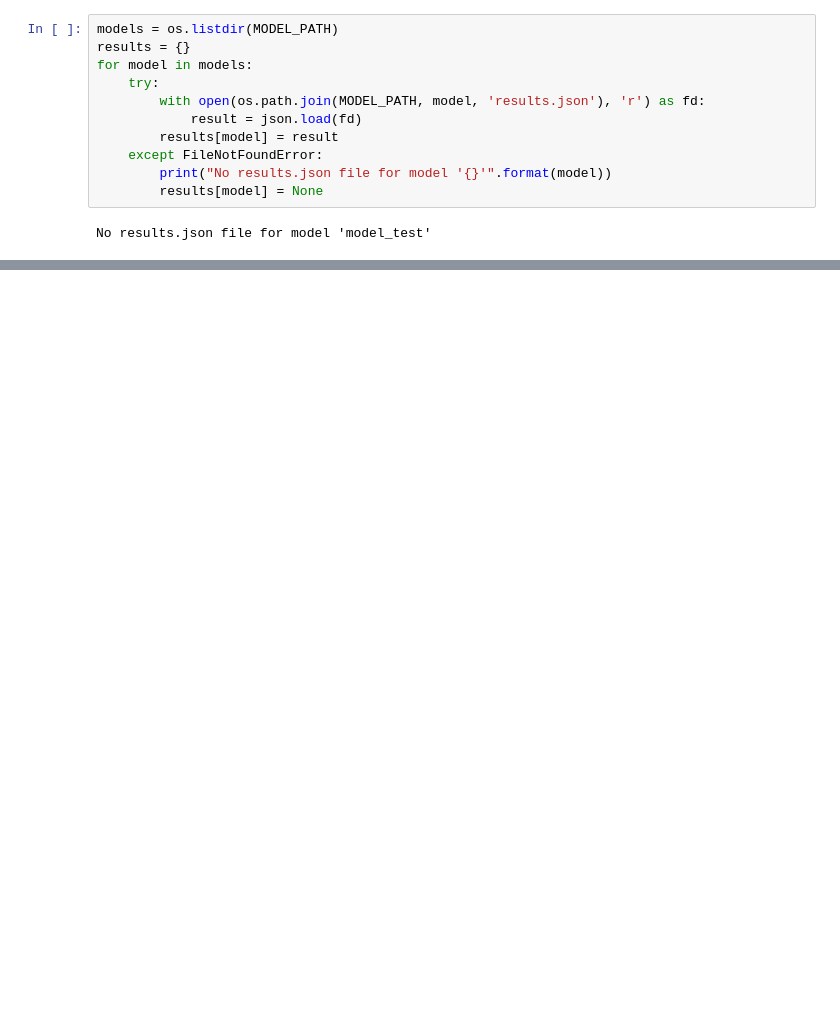
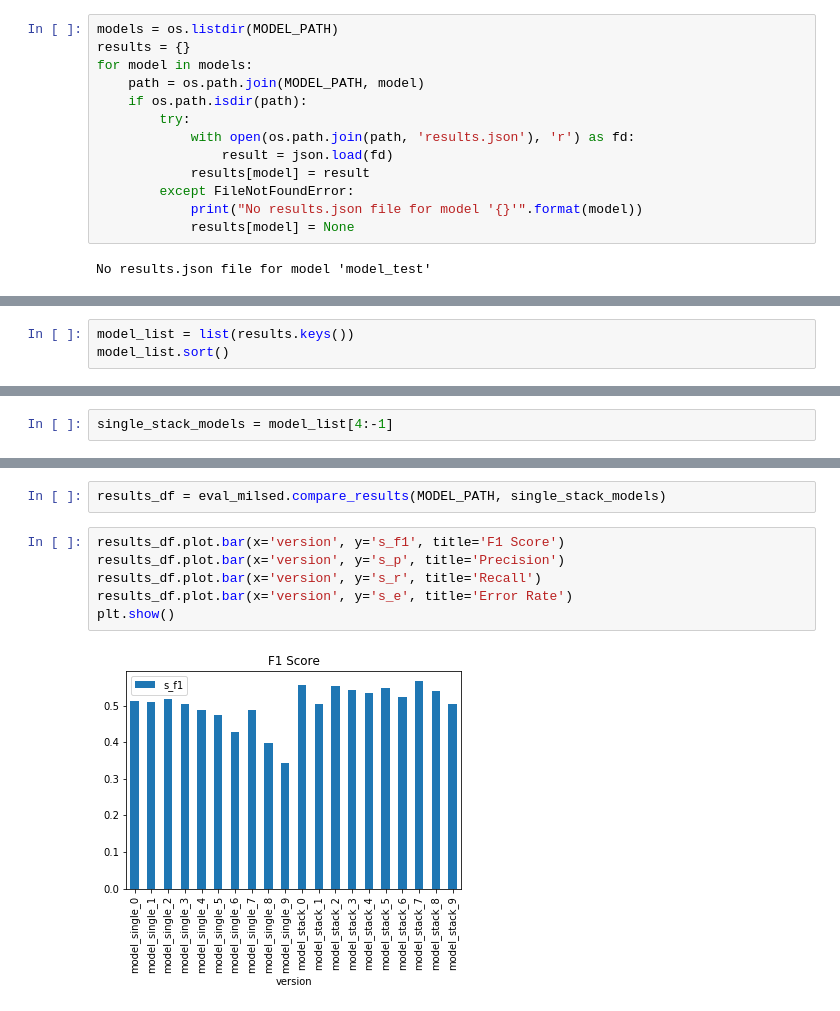
Before and after one commit to ChrisIck/pcen-t-varying, a Jupyter notebook: notebooks/evaluation_aggregation.ipynb, the cells around one changed output, grey strips where cells are left out. Saved outputs shown, nothing was run; the diff lists cells and outputs as text; blank space fills up the shorter version.

Commit message:
Added scripts for single slices and stacked slices training, and evaluation script for comparison

```diff
--- a/notebooks/evaluation_aggregation.ipynb
+++ b/notebooks/evaluation_aggregation.ipynb
@@ -7,12 +10,14 @@ MODEL_PATH = '/beegfs/ci411/pcen/models/'
 models = os.listdir(MODEL_PATH)
 results = {}
 for model in models:
-    try:
-        with open(os.path.join(MODEL_PATH, model, 'results.json'), 'r') as fd:
-            result = json.load(fd)
-        results[model] = result
-    except FileNotFoundError:
-        print("No results.json file for model '{}'".format(model))
-        results[model] = None
+    path = os.path.join(MODEL_PATH, model)
+    if os.path.isdir(path):
+        try:
+            with open(os.path.join(path, 'results.json'), 'r') as fd:
+                result = json.load(fd)
+            results[model] = result
+        except FileNotFoundError:
+            print("No results.json file for model '{}'".format(model))
+            results[model] = None
 # %% [output]
 No results.json file for model 'model_test'
@@ -38,0 +24,3 @@ results
+# %%
+model_list = list(results.keys())
+model_list.sort()
@@ -38,0 +31,2 @@ results
+# %%
+single_stack_models = model_list[4:-1]
@@ -38,0 +53,10 @@ results
+# %%
+results_df = eval_milsed.compare_results(MODEL_PATH, single_stack_models)
+# %%
+results_df.plot.bar(x='version', y='s_f1', title='F1 Score')
+results_df.plot.bar(x='version', y='s_p', title='Precision')
+results_df.plot.bar(x='version', y='s_r', title='Recall')
+results_df.plot.bar(x='version', y='s_e', title='Error Rate')
+plt.show()
+# %% [output]
+[figure, added]
```
Also changed, not shown: parts of 5 cells of this notebook, 42 other files.
